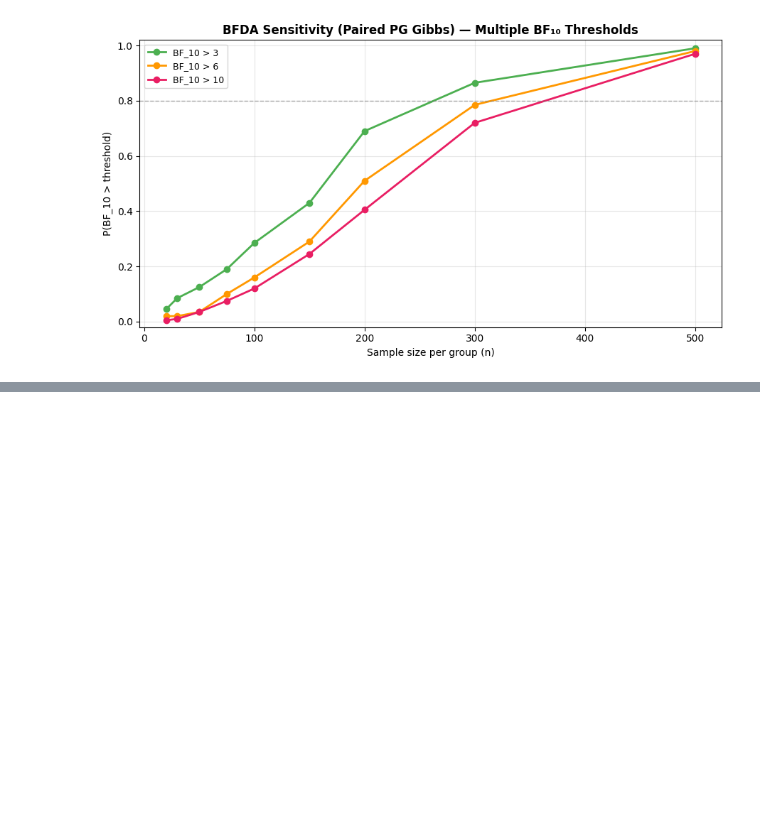
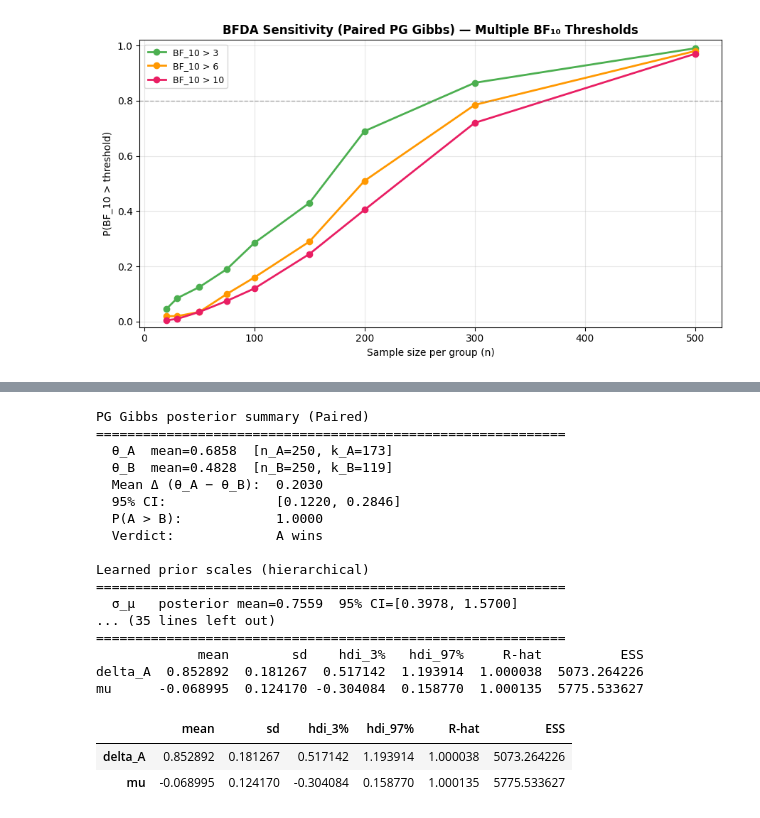
Before and after one commit to AVoss84/bayesProp, a Jupyter notebook: src/notebooks/bayesian_AB_model_comparison_paired_gibbs.ipynb, the cells around one changed output, grey strips where cells are left out. Saved outputs shown, nothing was run; the diff lists cells and outputs as text; code cells hidden in the pictures; blank space fills up the shorter version.

```diff
--- a/src/notebooks/bayesian_AB_model_comparison_paired_gibbs.ipynb
+++ b/src/notebooks/bayesian_AB_model_comparison_paired_gibbs.ipynb
@@ -474,0 +490,34 @@ plt.show()
+# %%
+# ── Hierarchical PG Gibbs ─────────────────────────────────────────────
+pg_hier = PairedBayesPropTestPG(
+    seed=42,
+    n_iter=2000,
+    burn_in=500,
+    n_chains=4,
+    hyperprior_mu=(2.0, 1.0),      # IG(2, 1) on σ²_μ
+    hyperprior_delta=(2.0, 1.0),   # IG(2, 1) on σ²_δ
+).fit(y_A_sim, y_B_sim)
+
+pg_hier.print_summary()
+display(pg_hier.trace_summary)
+# %% [output]
+PG Gibbs posterior summary (Paired)
+============================================================
+  θ_A  mean=0.6858  [n_A=250, k_A=173]
+  θ_B  mean=0.4828  [n_B=250, k_B=119]
+  Mean Δ (θ_A − θ_B):  0.2030
+  95% CI:              [0.1220, 0.2846]
+  P(A > B):            1.0000
+  Verdict:             A wins
+
+Learned prior scales (hierarchical)
+============================================================
+  σ_μ   posterior mean=0.7559  95% CI=[0.3978, 1.5700]
+... (35 lines left out)
+============================================================
+             mean        sd    hdi_3%   hdi_97%     R-hat          ESS
+delta_A  0.852892  0.181267  0.517142  1.193914  1.000038  5073.264226
+mu      -0.068995  0.124170 -0.304084  0.158770  1.000135  5775.533627
+|  | mean | sd | hdi_3% | hdi_97% | R-hat | ESS |
+| delta_A | 0.852892 | 0.181267 | 0.517142 | 1.193914 | 1.000038 | 5073.264226 |
+| mu | -0.068995 | 0.124170 | -0.304084 | 0.158770 | 1.000135 | 5775.533627 |
```
Also changed, not shown: parts of 5 cells of this notebook, 16 other files.
